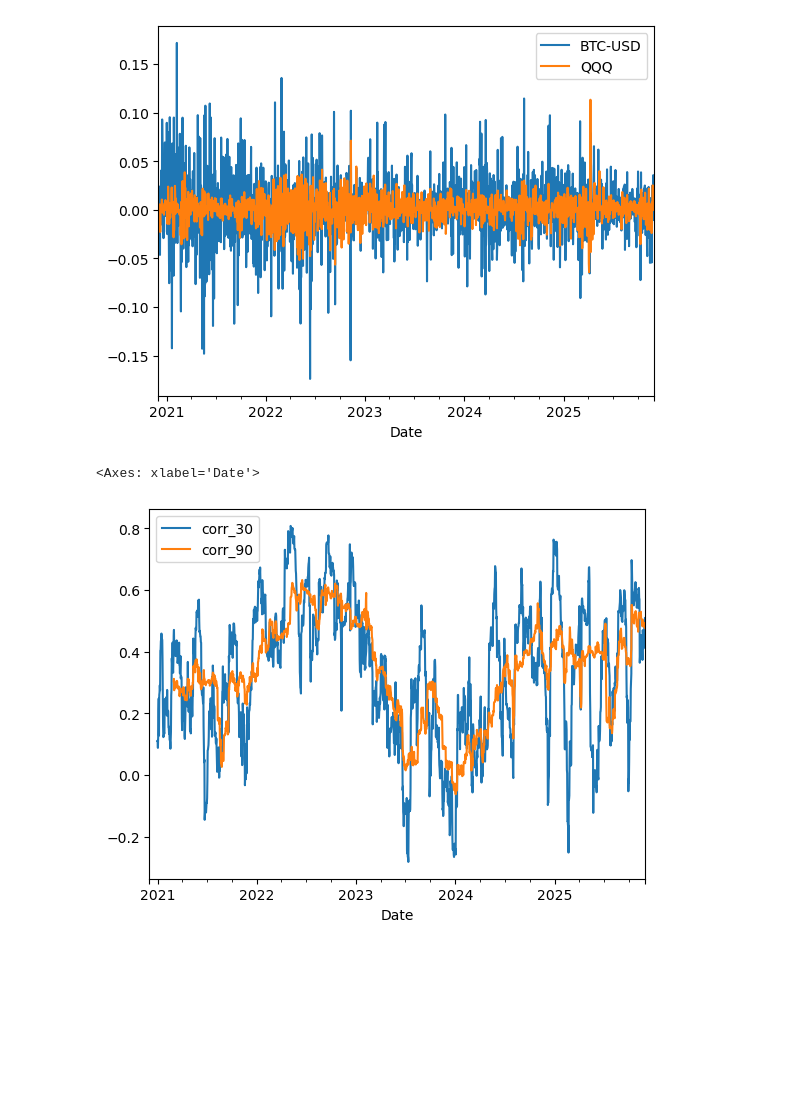
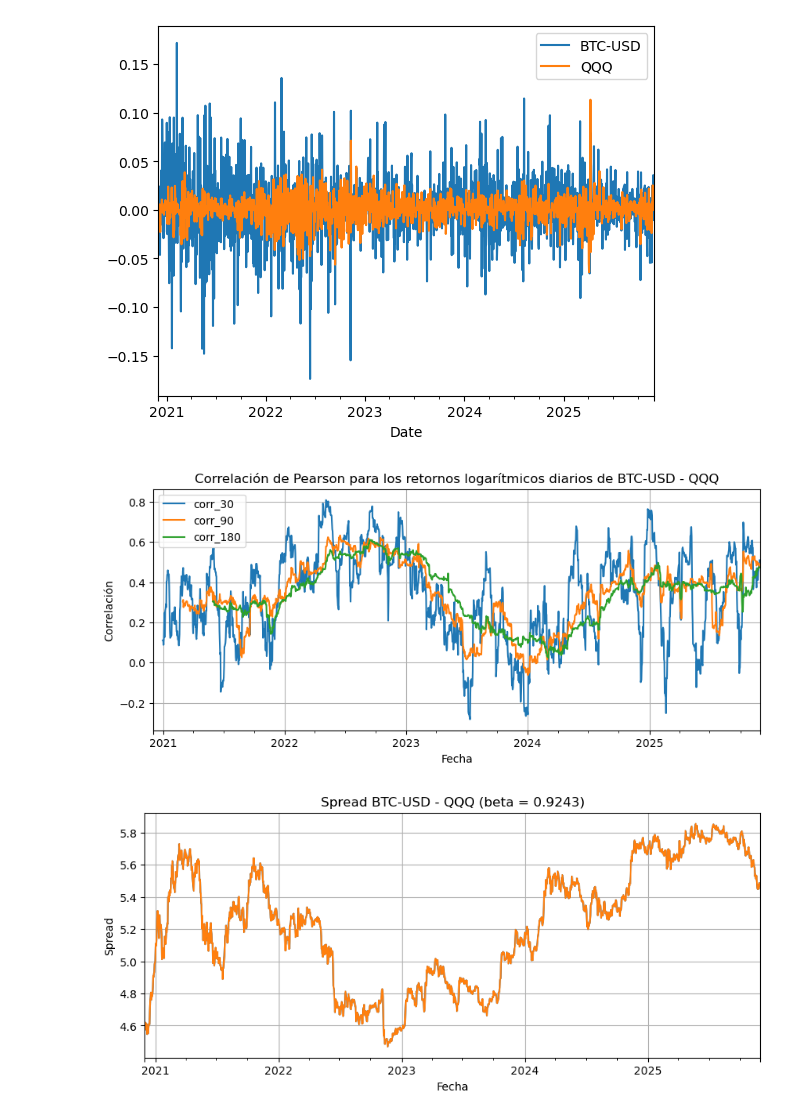
Before and after one commit to javimartinez0/Cross_assets_pair_analyzer, a Jupyter notebook: notebooks/analysisi_pairs.ipynb, the cells around one changed output. Cells and saved outputs as stored; diff of their text form; code cells hidden in the pictures; blank space fills up the shorter version.

Commit message:
Phase 8: 'Rolling Z-score for Spread' Completed

```diff
--- a/notebooks/analysisi_pairs.ipynb
+++ b/notebooks/analysisi_pairs.ipynb
@@ -7,8 +7,8 @@ c:\Users\siste\Desktop\CURSOS\Aprendizaje Trader Algo\Proyectos_trading_algoritm
 # %%
 
 
-closes = load_and_prepare_closes()      # usa tus datos ya descargados
-returns = compute_log_returns(closes)
+closes = core.load_and_prepare_closes()      # usa tus datos ya descargados
+returns = core.compute_log_returns(closes)
 
 base = closes / closes.iloc[0]
 base.plot(logy = True)
@@ -19,8 +19,25 @@ returns.plot()
 [figure]
 # %%
 #Imprimir correlacciones
-corr = rolling_correlation_dual(returns, "BTC-USD", "QQQ", window_short=30, window_long=90)
-corr.plot()
+corr = core.rolling_correlation_dual(returns, "BTC-USD", "QQQ", window_short=30, window_medium=90, window_long = 180)
+ax = corr.plot(figsize=(10, 4))  # ax es un objeto Axes
+ax.set_title("Correlación de Pearson para los retornos logarítmicos diarios de BTC-USD - QQQ")
+ax.set_xlabel("Fecha")
+ax.set_ylabel("Correlación")
+ax.grid(True)
 # %% [output]
-<Axes: xlabel='Date'>
-[figure, old version]
+[figure, new version]
+# %%
+#Imprimir beta y spread de los retornos
+
+log_prices = core.compute_log_prices(closes)
+spread, beta = core.compute_spread(log_prices, "BTC-USD", "QQQ")
+
+spread.plot(figsize=(10, 4))
+ax = spread.plot(figsize=(10, 4))  # ax es un objeto Axes
+ax.set_title(f"Spread BTC-USD - QQQ (beta = {beta:.4f})")
+ax.set_xlabel("Fecha")
+ax.set_ylabel("Spread")
+ax.grid(True)
+# %% [output]
+[figure, added]
```
Also changed, not shown: parts of 1 cell of this notebook, 1 other file.
